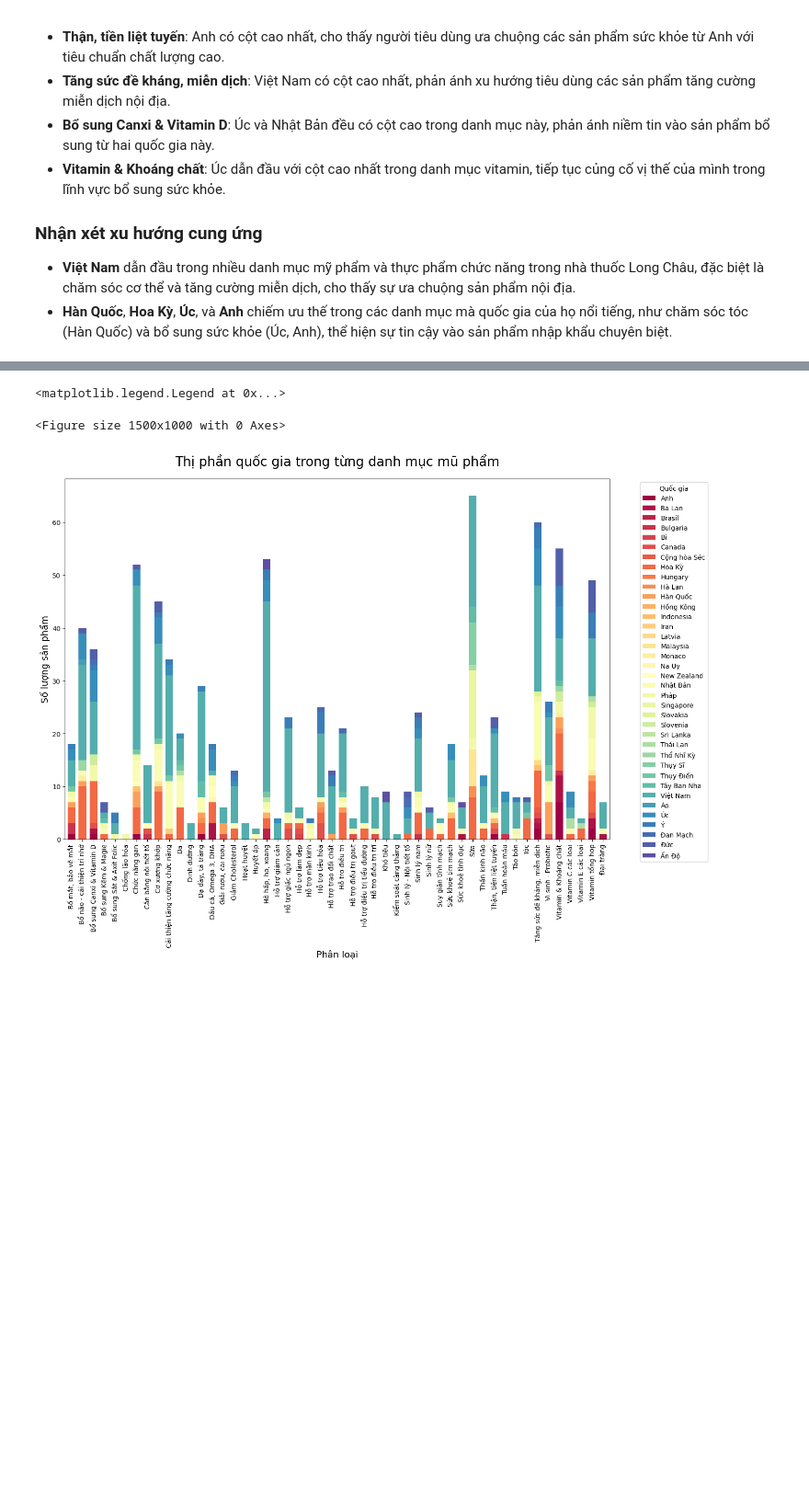
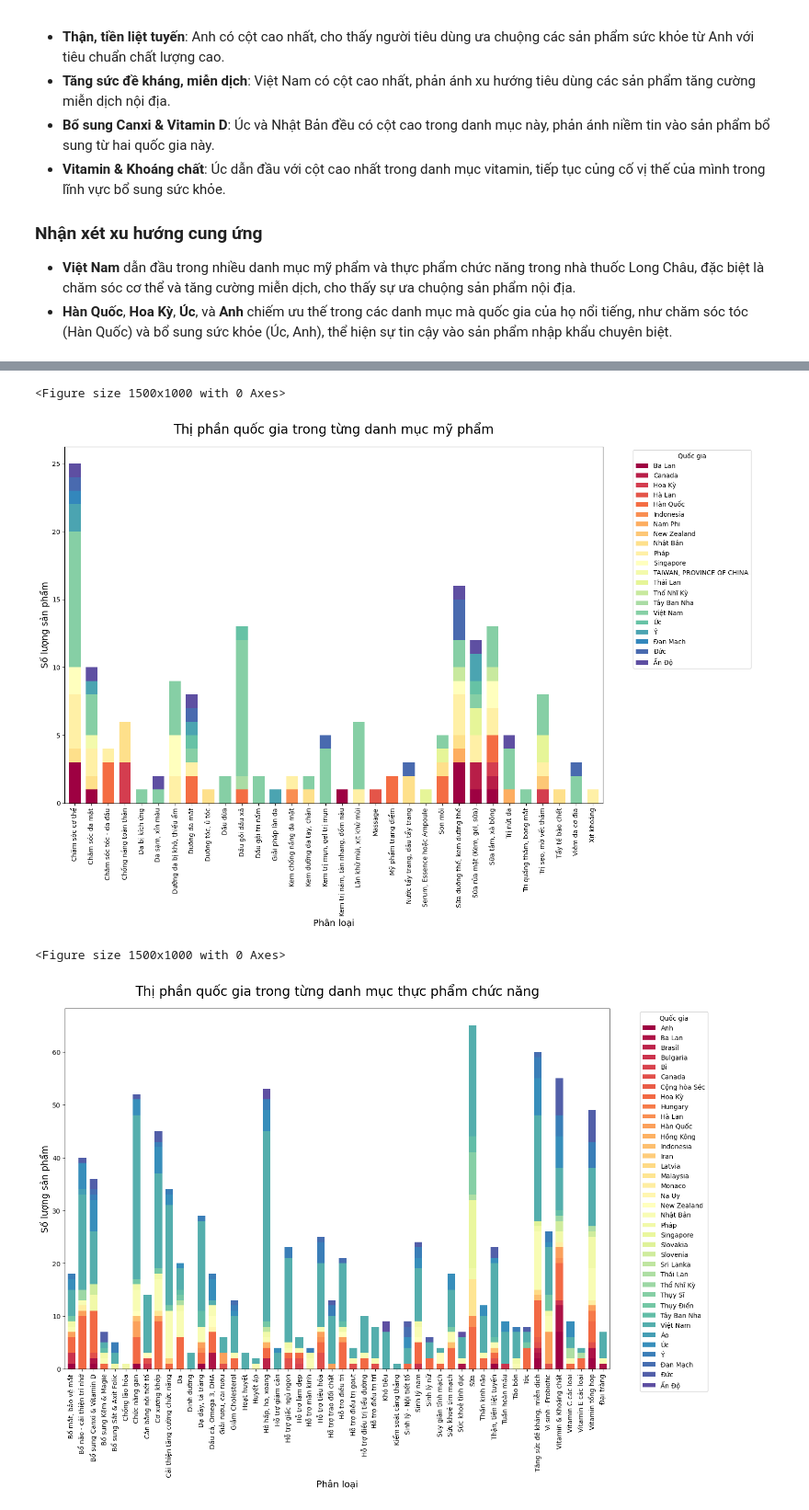
Before and after one commit to LLH-07/Introduction-to-Data-Science-22KHDL1, a Jupyter notebook: Visulaization.ipynb, the cells around one changed output, grey strips where cells are left out. Shown at 92% size. Drawn from its saved outputs; the diff is of its cells as text; code cells hidden in the pictures; blank space fills up the shorter version.

```diff
--- a/Visulaization.ipynb
+++ b/Visulaization.ipynb
@@ -70,12 +92,18 @@ category_country_tpcn_pivot = category_country_df_tpcn.pivot(index='Category', c
 # %%
-# Vẽ biểu đồ thanh chồng cho danh mục mỹ phẩm
-distinct_colors = plt.cm.tab20(np.linspace(0, 1, len(category_country_tpcn_pivot.columns)))
+def plot_category_country_distribution(df, category_name):
+    # Nhóm dữ liệu theo 'Category' và 'Country' để đếm số lượng
+    category_country_df = df.groupby(['Category', 'Country']).size().reset_index(name='Count')
 
-plt.figure(figsize=(15, 10))
-category_country_mp_pivot.plot(kind='bar', stacked=True,  colormap='Spectral', width=0.7, figsize=(15, 10))
+    # Xoay dữ liệu sao cho 'Category' là index và các quốc gia trong 'Country' là các cột
+    category_country_pivot = category_country_df.pivot(index='Category', columns='Country', values='Count').fillna(0)
 
-# Thêm nhãn và tựa đề cho chart
-plt.title("Thị phần quốc gia trong từng danh mục mũ phẩm", fontsize=20, pad=20)
-plt.xlabel("Phân loại", fontsize=14)
-plt.ylabel("Số lượng sản phẩm", fontsize=14)
-plt.legend(title="Quốc gia", bbox_to_anchor=(1.05, 1), loc='upper left')
+    # Vẽ biểu đồ thanh chồng
+    plt.figure(figsize=(15, 10))
+    category_country_pivot.plot(kind='bar', stacked=True, colormap='Spectral', width=0.7, figsize=(15, 10))
+
+    # Thêm nhãn và tựa đề cho biểu đồ
+    plt.title(f"Thị phần quốc gia trong từng danh mục {category_name}", fontsize=20, pad=20)
+    plt.xlabel("Phân loại", fontsize=14)
+    plt.ylabel("Số lượng sản phẩm", fontsize=14)
+    plt.legend(title="Quốc gia", bbox_to_anchor=(1.05, 1), loc='upper left')
+    plt.show()
@@ -86,15 +110,8 @@ plt.legend(title="Quốc gia", bbox_to_anchor=(1.05, 1), loc='upper left')
-# %%
-# Vẽ biểu đồ thanh chồng cho danh mục thực phẩm chức năng
-
-plt.figure(figsize=(15, 10))
-category_country_tpcn_pivot.plot(kind='bar', stacked=True, colormap='Spectral', width=0.7, figsize=(15, 10))
-
-# Thêm nhãn và tựa đề cho chart
-plt.title("Thị phần quốc gia trong từng danh mục mũ phẩm", fontsize=20, pad=20)
-plt.xlabel("Phân loại", fontsize=14)
-plt.ylabel("Số lượng sản phẩm", fontsize=14)
-plt.legend(title="Quốc gia", bbox_to_anchor=(1.05, 1), loc='upper left')
-# %% [output]
-<matplotlib.legend.Legend at 0x...>
-<Figure size 1500x1000 with 0 Axes>
-[figure, removed]
+# %%
+plot_category_country_distribution(df_mypham, "mỹ phẩm")
+plot_category_country_distribution(df_tpcn, "thực phẩm chức năng")
+# %% [output]
+<Figure size 1500x1000 with 0 Axes>
+[figure, added]
+<Figure size 1500x1000 with 0 Axes>
+[figure, added]
```
Also changed, not shown: parts of 22 cells of this notebook.
